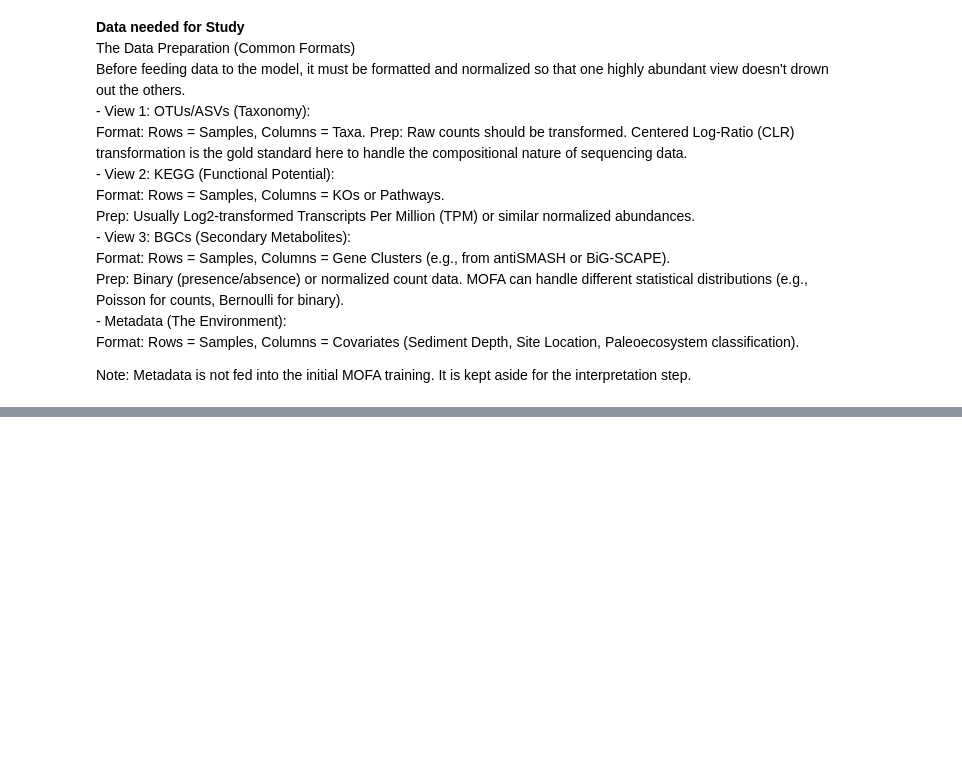
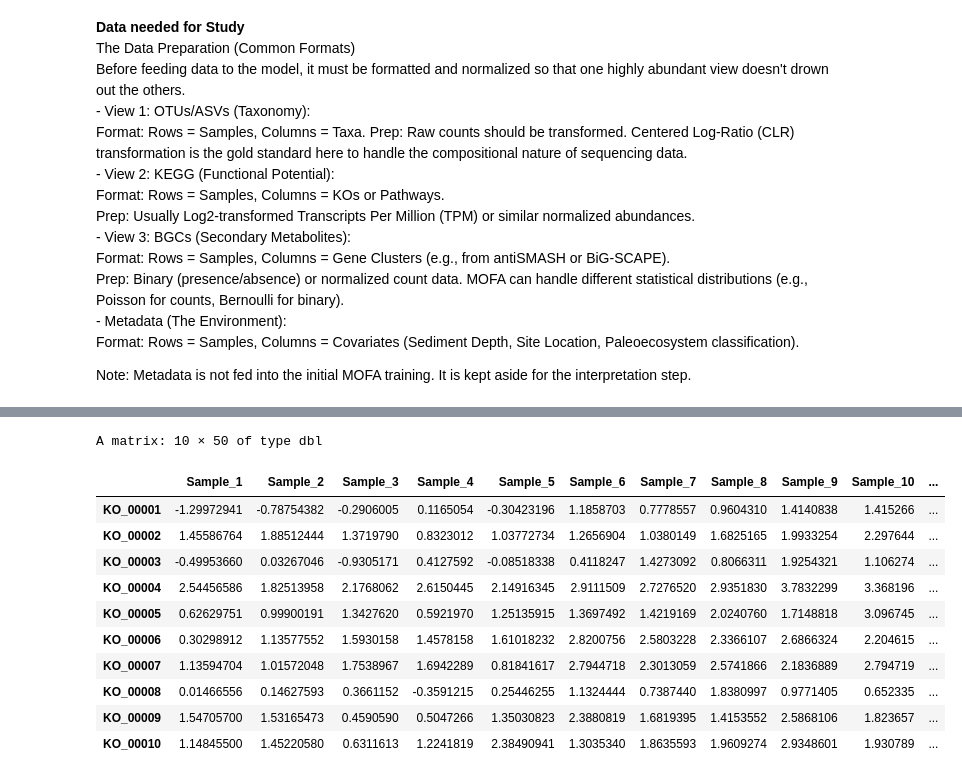
Before and after one commit to bryantchambers/AMOD_mofa2, a Jupyter notebook: notebooks/mofa2_buildnb.ipynb, the cells around one changed output, grey strips where cells are left out. Drawn from its saved outputs; the diff is of its cells as text; code cells hidden in the pictures; blank space fills up the shorter version.

```diff
--- a/notebooks/mofa2_buildnb.ipynb
+++ b/notebooks/mofa2_buildnb.ipynb
@@ -60,0 +150,30 @@ Note: Metadata is not fed into the initial MOFA training. It is kept aside for t
+# %%
+#View 2: Metabolism (mat_kegg)
+# ------------------------------------------------------------
+# 150 KEGG Orthologs (KOs). Let's assume these are continuous (e.g., TPM).
+n_kegg <- 150
+mat_kegg <- matrix(rnorm(n_samples * n_kegg, mean = 5, sd = 1),
+                   nrow = n_kegg, ncol = n_samples)
+
+# Inject signal: KOs linked to the taxa above
+for(i in 1:30) {
+  mat_kegg[i, ] <- 5 + (depth_signal * rnorm(1, 2, 0.5)) + rnorm(n_samples, sd = 0.5)
+}
+
+rownames(mat_kegg) <- paste0("KO_", sprintf("%05d", 1:n_kegg))
+colnames(mat_kegg) <- sample_names
+# %%
+View((mat_kegg %>% head(10)))
+# %% [output]
+A matrix: 10 × 50 of type dbl
+|  | Sample_1 | Sample_2 | Sample_3 | Sample_4 | Sample_5 | Sample_6 | Sample_7 | Sample_8 | Sample_9 | Sample_10 | ... |
+| KO_00001 | -1.29972941 | -0.78754382 | -0.2906005 | 0.1165054 | -0.30423196 | 1.1858703 | 0.7778557 | 0.9604310 | 1.4140838 | 1.415266 | ... |
+| KO_00002 | 1.45586764 | 1.88512444 | 1.3719790 | 0.8323012 | 1.03772734 | 1.2656904 | 1.0380149 | 1.6825165 | 1.9933254 | 2.297644 | ... |
+| KO_00003 | -0.49953660 | 0.03267046 | -0.9305171 | 0.4127592 | -0.08518338 | 0.4118247 | 1.4273092 | 0.8066311 | 1.9254321 | 1.106274 | ... |
+| KO_00004 | 2.54456586 | 1.82513958 | 2.1768062 | 2.6150445 | 2.14916345 | 2.9111509 | 2.7276520 | 2.9351830 | 3.7832299 | 3.368196 | ... |
+| KO_00005 | 0.62629751 | 0.99900191 | 1.3427620 | 0.5921970 | 1.25135915 | 1.3697492 | 1.4219169 | 2.0240760 | 1.7148818 | 3.096745 | ... |
+| KO_00006 | 0.30298912 | 1.13577552 | 1.5930158 | 1.4578158 | 1.61018232 | 2.8200756 | 2.5803228 | 2.3366107 | 2.6866324 | 2.204615 | ... |
+| KO_00007 | 1.13594704 | 1.01572048 | 1.7538967 | 1.6942289 | 0.81841617 | 2.7944718 | 2.3013059 | 2.5741866 | 2.1836889 | 2.794719 | ... |
+| KO_00008 | 0.01466556 | 0.14627593 | 0.3661152 | -0.3591215 | 0.25446255 | 1.1324444 | 0.7387440 | 1.8380997 | 0.9771405 | 0.652335 | ... |
+| KO_00009 | 1.54705700 | 1.53165473 | 0.4590590 | 0.5047266 | 1.35030823 | 2.3880819 | 1.6819395 | 1.4153552 | 2.5868106 | 1.823657 | ... |
+| KO_00010 | 1.14845500 | 1.45220580 | 0.6311613 | 1.2241819 | 2.38490941 | 1.3035340 | 1.8635593 | 1.9609274 | 2.9348601 | 1.930789 | ... |
```
Also changed, not shown: parts of 18 cells of this notebook, 8 other files.
